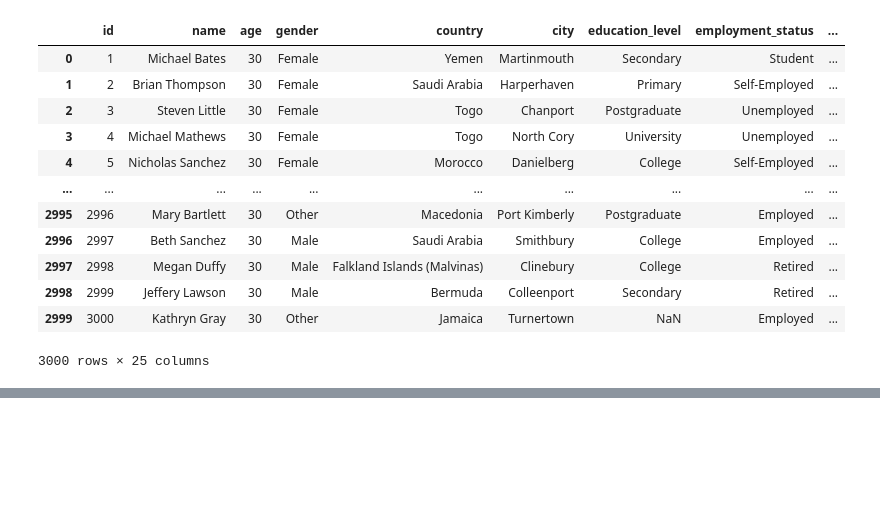
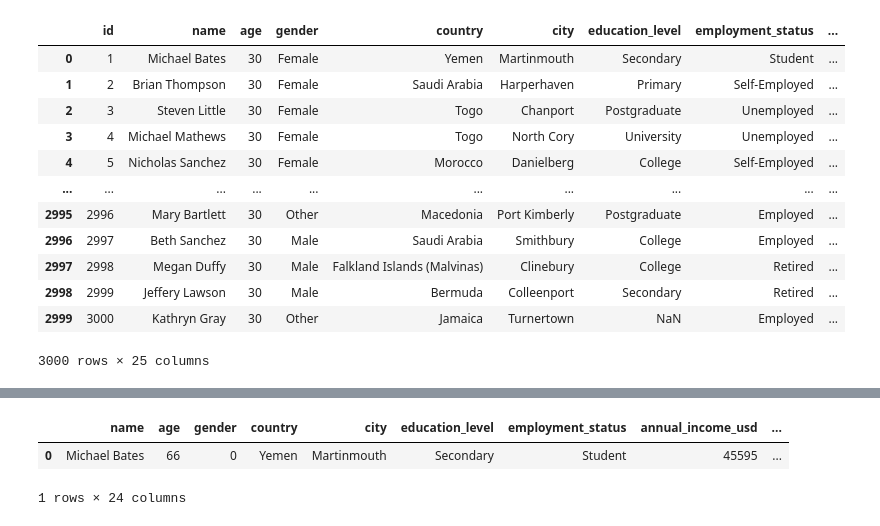
Before and after one commit to Anuragpathak08/Data-Analysis, a Jupyter notebook: pandas/m1day06.ipynb, the cells around one changed output, grey strips where cells are left out. Cells and saved outputs as stored; diff of their text form; code cells hidden in the pictures; blank space fills up the shorter version.

```diff
--- a/pandas/m1day06.ipynb
+++ b/pandas/m1day06.ipynb
@@ -171,0 +188,3 @@ covid.loc['China':]
+# %%
+d = {'Male':'m', 'Female':'f', 'Other':'o'}
+gone_case['gender'] = gone_case['gender'].map(d)
@@ -171,0 +206,3 @@ covid.loc['China':]
+# %%
+d = {'Male':'m', 'Female':'f', 'Other':np.nan}
+gone_case['gender'] = gone_case['gender'].map(d)
@@ -171,0 +229,2 @@ covid.loc['China':]
+# %%
+gone_case['gender'] = gone_case['gender'].fillna(0)
@@ -171,0 +246,8 @@ covid.loc['China':]
+# %%
+gone_case.drop(['id'], axis= 1, inplace = True)
+# %%
+gone_case.head(1)
+# %% [output]
+|  | name | age | gender | country | city | education_level | employment_status | annual_income_usd | ... |
+| 0 | Michael Bates | 66 | 0 | Yemen | Martinmouth | Secondary | Student | 45595 | ... |
+1 rows × 24 columns
```
Also changed, not shown: parts of 12 cells of this notebook.
